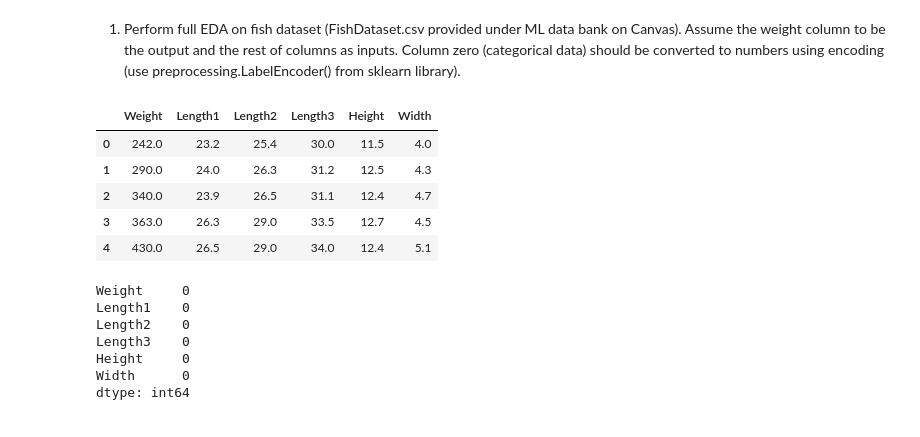
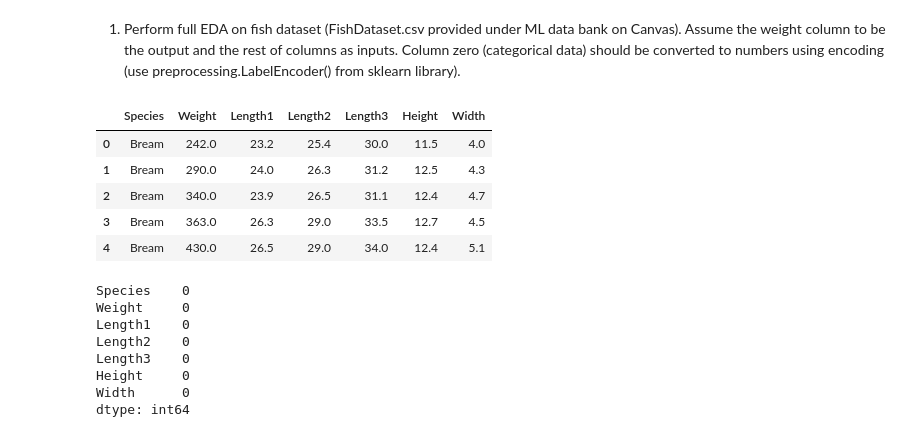
Before and after one commit to Trolann/cmpe188-assignments, a Jupyter notebook: crossValidation_assignment/crossValidation_hw_FishDataset_CMPE188.ipynb, the cells around one changed output. Cells and saved outputs as stored; diff of their text form; code cells hidden in the pictures.

```diff
--- a/crossValidation_assignment/crossValidation_hw_FishDataset_CMPE188.ipynb
+++ b/crossValidation_assignment/crossValidation_hw_FishDataset_CMPE188.ipynb
@@ -21,19 +21,19 @@ import statsmodels as sm
 # %%
 filename = 'FishDataset.csv'
 data = read_csv(filename)
 set_printoptions(precision=3)
-data = data.drop('Species', axis=1)
 data.head(5)
 # %% [output]
-|  | Weight | Length1 | Length2 | Length3 | Height | Width |
-| 0 | 242.0 | 23.2 | 25.4 | 30.0 | 11.5 | 4.0 |
-| 1 | 290.0 | 24.0 | 26.3 | 31.2 | 12.5 | 4.3 |
-| 2 | 340.0 | 23.9 | 26.5 | 31.1 | 12.4 | 4.7 |
-| 3 | 363.0 | 26.3 | 29.0 | 33.5 | 12.7 | 4.5 |
-| 4 | 430.0 | 26.5 | 29.0 | 34.0 | 12.4 | 5.1 |
+|  | Species | Weight | Length1 | Length2 | Length3 | Height | Width |
+| 0 | Bream | 242.0 | 23.2 | 25.4 | 30.0 | 11.5 | 4.0 |
+| 1 | Bream | 290.0 | 24.0 | 26.3 | 31.2 | 12.5 | 4.3 |
+| 2 | Bream | 340.0 | 23.9 | 26.5 | 31.1 | 12.4 | 4.7 |
+| 3 | Bream | 363.0 | 26.3 | 29.0 | 33.5 | 12.7 | 4.5 |
+| 4 | Bream | 430.0 | 26.5 | 29.0 | 34.0 | 12.4 | 5.1 |
 # %%
 print(data.isnull().sum())
 # %% [output]
+Species    0
 Weight     0
 Length1    0
 Length2    0
```
Also changed, not shown: parts of 14 cells of this notebook.
